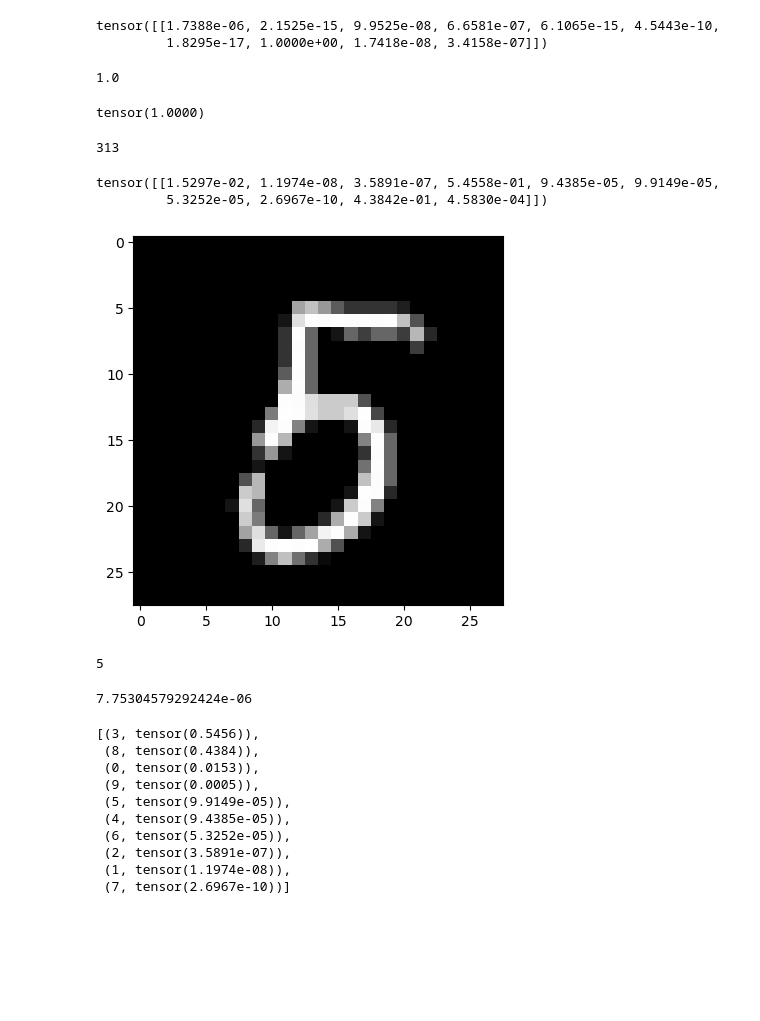
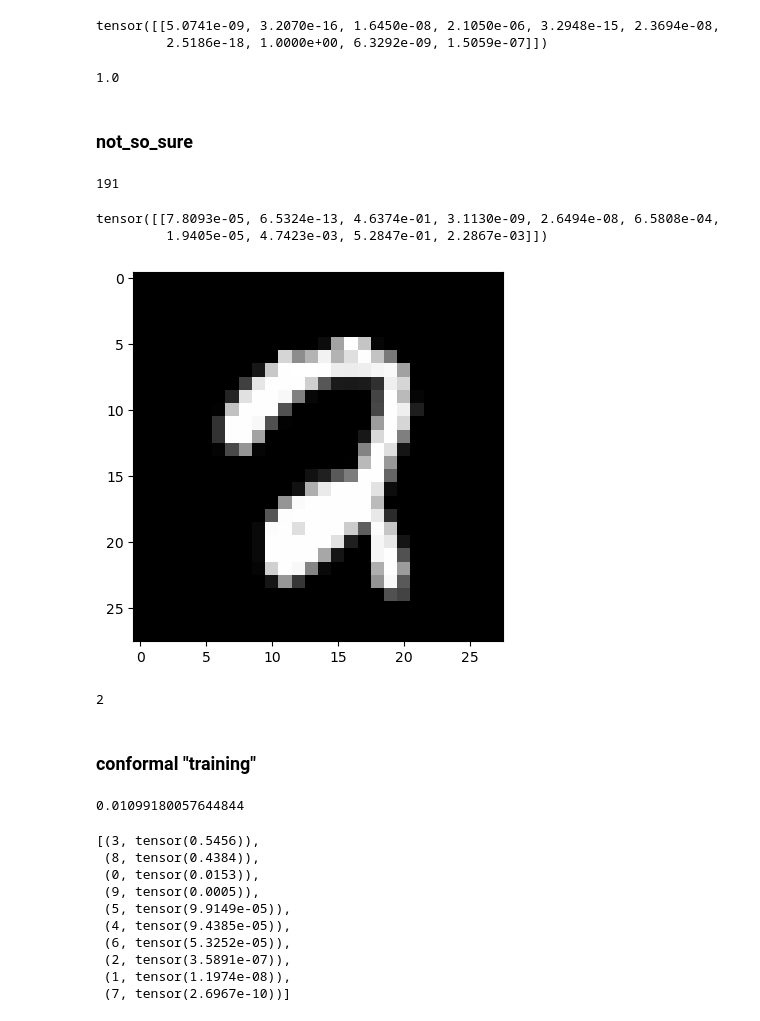
Before and after one commit to bluraygun/tfg, a Jupyter notebook: Untitled.ipynb, the cells around one changed output. Cells and saved outputs as stored; diff of their text form; code cells hidden in the pictures; blank space fills up the shorter version.

```diff
--- a/Untitled.ipynb
+++ b/Untitled.ipynb
@@ -37,6 +51,8 @@ plt.show()
+# %%
+batch_size = 64
 # %%
-train_dataloader = DataLoader(training_data, batch_size=64, shuffle=True)
-test_dataloader = DataLoader(test_data, batch_size=64, shuffle=True)
+train_dataloader = DataLoader(training_data, batch_size=batch_size, shuffle=True)
+test_dataloader = DataLoader(test_data, batch_size=batch_size, shuffle=True)
 # %%
 train_features, train_labels = next(iter(train_dataloader))
 print(f"Feature batch shape: {train_features.size()}")
@@ -170,46 +196,44 @@ with torch.no_grad():
     output = model(img)
 print(output)
 # %% [output]
-tensor([[1.7388e-06, 2.1525e-15, 9.9525e-08, 6.6581e-07, 6.1065e-15, 4.5443e-10,
-         1.8295e-17, 1.0000e+00, 1.7418e-08, 3.4158e-07]])
+tensor([[5.0741e-09, 3.2070e-16, 1.6450e-08, 2.1050e-06, 3.2948e-15, 2.3694e-08,
+         2.5186e-18, 1.0000e+00, 6.3292e-09, 1.5059e-07]])
 # %%
 output.sum().item()
 # %% [output]
 1.0
-# %%
-output[0].max()
-# %% [output]
-tensor(1.0000)
+# %% [markdown]
+### not_so_sure
 # %%
 not_so_sure = []
 
 model.eval()
 with torch.no_grad():
-    for i in range(len(test_data)):
-        output = model(test_data[i][0])
+    for elem in test_data:
+        output = model(elem[0])
         if output[0].max().item() < 0.6:
-            not_so_sure.append(i)
+            not_so_sure.append(elem)
 # %%
 len(not_so_sure)
 # %% [output]
-313
+191
 # %%
-subj = test_data[not_so_sure[1]]
-im = subj[0]
+img = not_so_sure[1][0]
 with torch.no_grad():
-    output = model(im)
+    output = model(img)
 print(output)
 # %% [output]
-tensor([[1.5297e-02, 1.1974e-08, 3.5891e-07, 5.4558e-01, 9.4385e-05, 9.9149e-05,
-         5.3252e-05, 2.6967e-10, 4.3842e-01, 4.5830e-04]])
+tensor([[7.8093e-05, 6.5324e-13, 4.6374e-01, 3.1130e-09, 2.6494e-08, 6.5808e-04,
+         1.9405e-05, 4.7423e-03, 5.2847e-01, 2.2867e-03]])
 # %%
-im = im.squeeze()
-plt.imshow(im, cmap="gray")
+plt.imshow(img.squeeze(), cmap="gray")
 plt.show()
-print(subj[1])
+print(not_so_sure[1][1])
 # %% [output]
-[figure, old version]
+[figure, new version]
-5
+2
+# %% [markdown]
+### conformal "training"
 # %%
 count = 0
 max_count = 100
@@ -228,7 +252,7 @@ q = np.quantile(list_scores, 0.1, method='lower')
 # %%
 q
 # %% [output]
-7.75304579292424e-06
+0.01099180057644844
 # %%
 sorted(enumerate(output.flatten()), key=lambda item: item[1], reverse=True)
 # %% [output]
```
Also changed, not shown: parts of 17 cells of this notebook, 1 other file.
